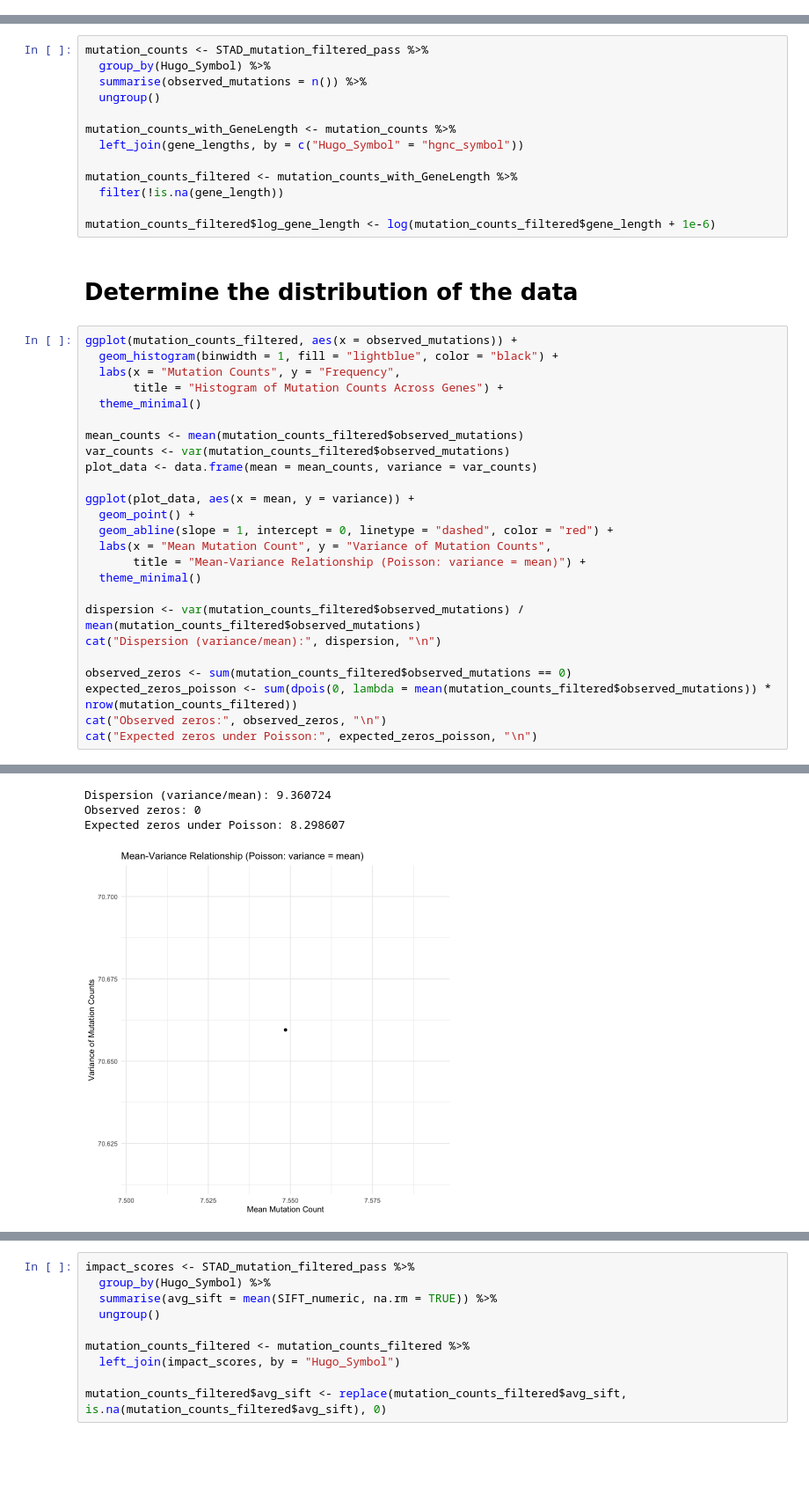
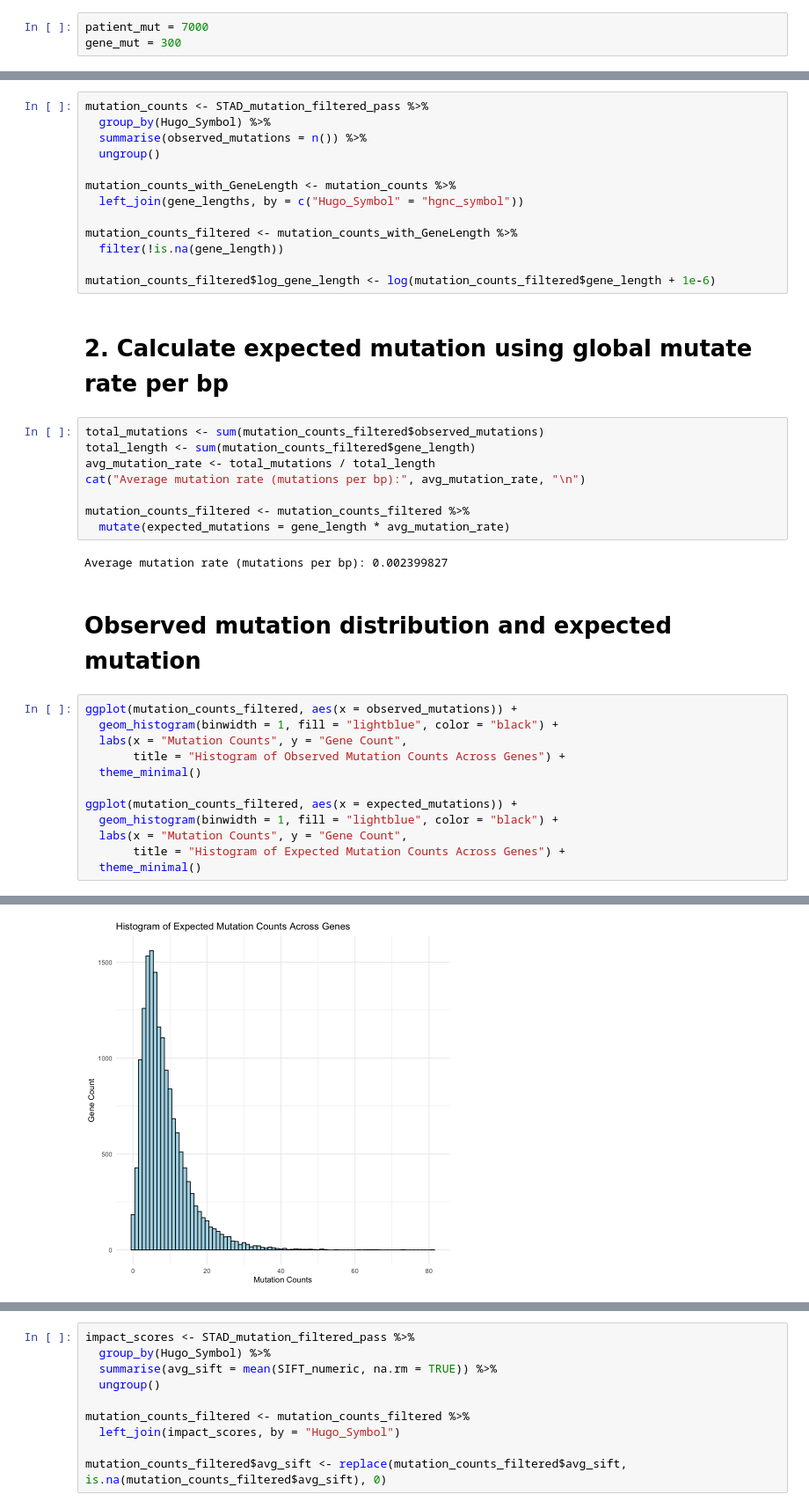
Before and after one commit to anl078/ECE204Repo, a Jupyter notebook: project2/Project2_R.ipynb, the cells around one changed output, grey strips where cells are left out. Shown at 88% size. Saved outputs shown, nothing was run; the diff lists cells and outputs as text; blank space fills up the shorter version.

```diff
--- a/project2/Project2_R.ipynb
+++ b/project2/Project2_R.ipynb
@@ -151,0 +135,3 @@ nrow(STAD_mutation_filtered_patient_gene)
+# %%
+patient_mut = 7000
+gene_mut = 300
@@ -205,31 +429,30 @@ mutation_counts_filtered <- mutation_counts_with_GeneLength %>%
   filter(!is.na(gene_length))
 
 mutation_counts_filtered$log_gene_length <- log(mutation_counts_filtered$gene_length + 1e-6)
+# %% [markdown]
+# 2. Calculate expected mutation using global mutate rate per bp
+# %%
+total_mutations <- sum(mutation_counts_filtered$observed_mutations)
+total_length <- sum(mutation_counts_filtered$gene_length)
+avg_mutation_rate <- total_mutations / total_length
+cat("Average mutation rate (mutations per bp):", avg_mutation_rate, "\n")
+
+mutation_counts_filtered <- mutation_counts_filtered %>%
+  mutate(expected_mutations = gene_length * avg_mutation_rate)
+# %% [output]
+Average mutation rate (mutations per bp): 0.002399827
 # %% [markdown]
-# Determine the distribution of the data
+# Observed mutation distribution and expected mutation
 # %%
 ggplot(mutation_counts_filtered, aes(x = observed_mutations)) +
   geom_histogram(binwidth = 1, fill = "lightblue", color = "black") +
-  labs(x = "Mutation Counts", y = "Frequency",
-       title = "Histogram of Mutation Counts Across Genes") +
+  labs(x = "Mutation Counts", y = "Gene Count",
+       title = "Histogram of Observed Mutation Counts Across Genes") +
   theme_minimal()
 
-mean_counts <- mean(mutation_counts_filtered$observed_mutations)
-var_counts <- var(mutation_counts_filtered$observed_mutations)
-plot_data <- data.frame(mean = mean_counts, variance = var_counts)
-
-ggplot(plot_data, aes(x = mean, y = variance)) +
-  geom_point() +
-  geom_abline(slope = 1, intercept = 0, linetype = "dashed", color = "red") +
-  labs(x = "Mean Mutation Count", y = "Variance of Mutation Counts",
-       title = "Mean-Variance Relationship (Poisson: variance = mean)") +
+ggplot(mutation_counts_filtered, aes(x = expected_mutations)) +
+  geom_histogram(binwidth = 1, fill = "lightblue", color = "black") +
+  labs(x = "Mutation Counts", y = "Gene Count",
+       title = "Histogram of Expected Mutation Counts Across Genes") +
   theme_minimal()
-
-dispersion <- var(mutation_counts_filtered$observed_mutations) / mean(mutation_counts_filtered$observed_mutations)
-cat("Dispersion (variance/mean):", dispersion, "\n")
-
-observed_zeros <- sum(mutation_counts_filtered$observed_mutations == 0)
-expected_zeros_poisson <- sum(dpois(0, lambda = mean(mutation_counts_filtered$observed_mutations)) * nrow(mutation_counts_filtered))
-cat("Observed zeros:", observed_zeros, "\n")
-cat("Expected zeros under Poisson:", expected_zeros_poisson, "\n")
 # %% [output]
@@ -237,7 +460,4 @@ cat("Expected zeros under Poisson:", expected_zeros_poisson, "\n")
-Dispersion (variance/mean): 9.360724
-Observed zeros: 0
-Expected zeros under Poisson: 8.298607
-[figure, old version]
+[figure, new version]
 # %%
 # Scatter Plot
 ggplot(mutation_counts_filtered, aes(x = gene_length, y = observed_mutations)) +
```
Also changed, not shown: parts of 129 cells of this notebook, 2 other files.
